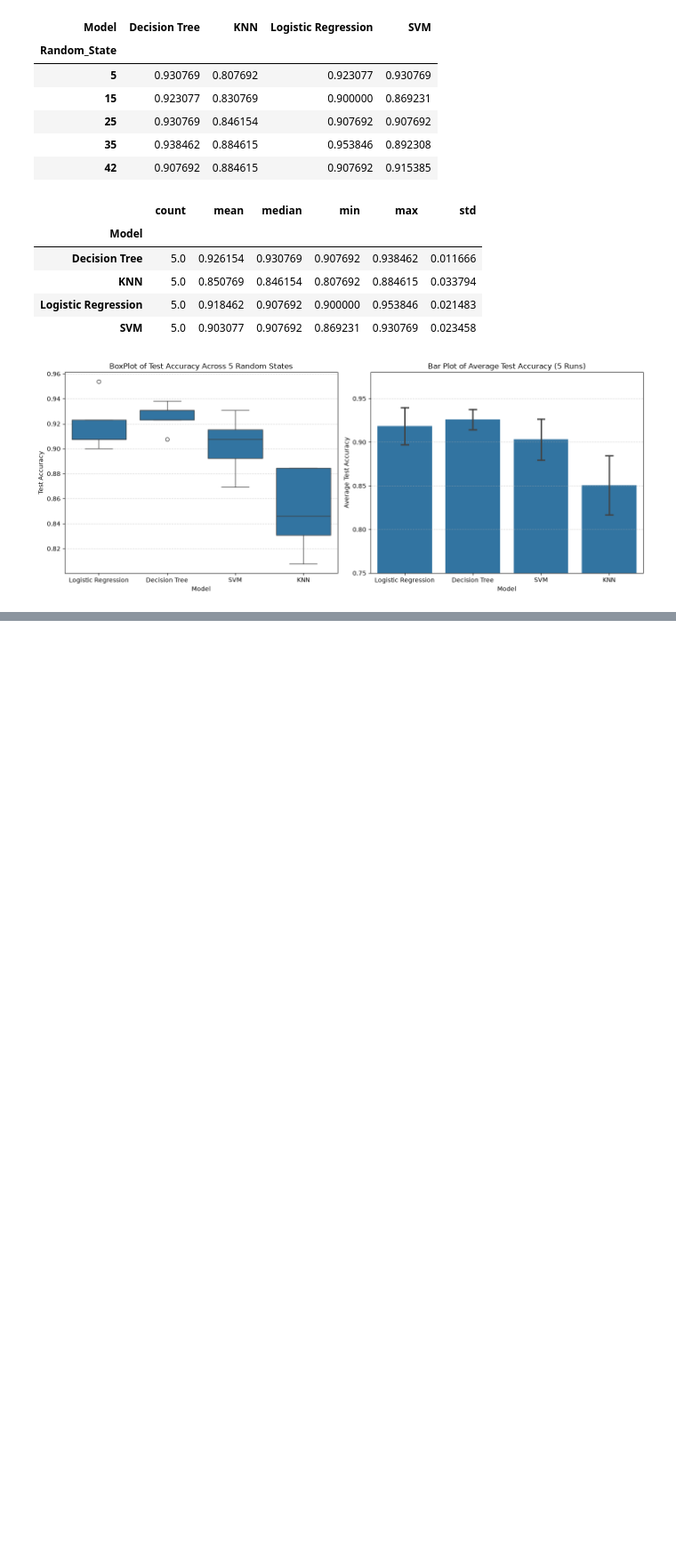
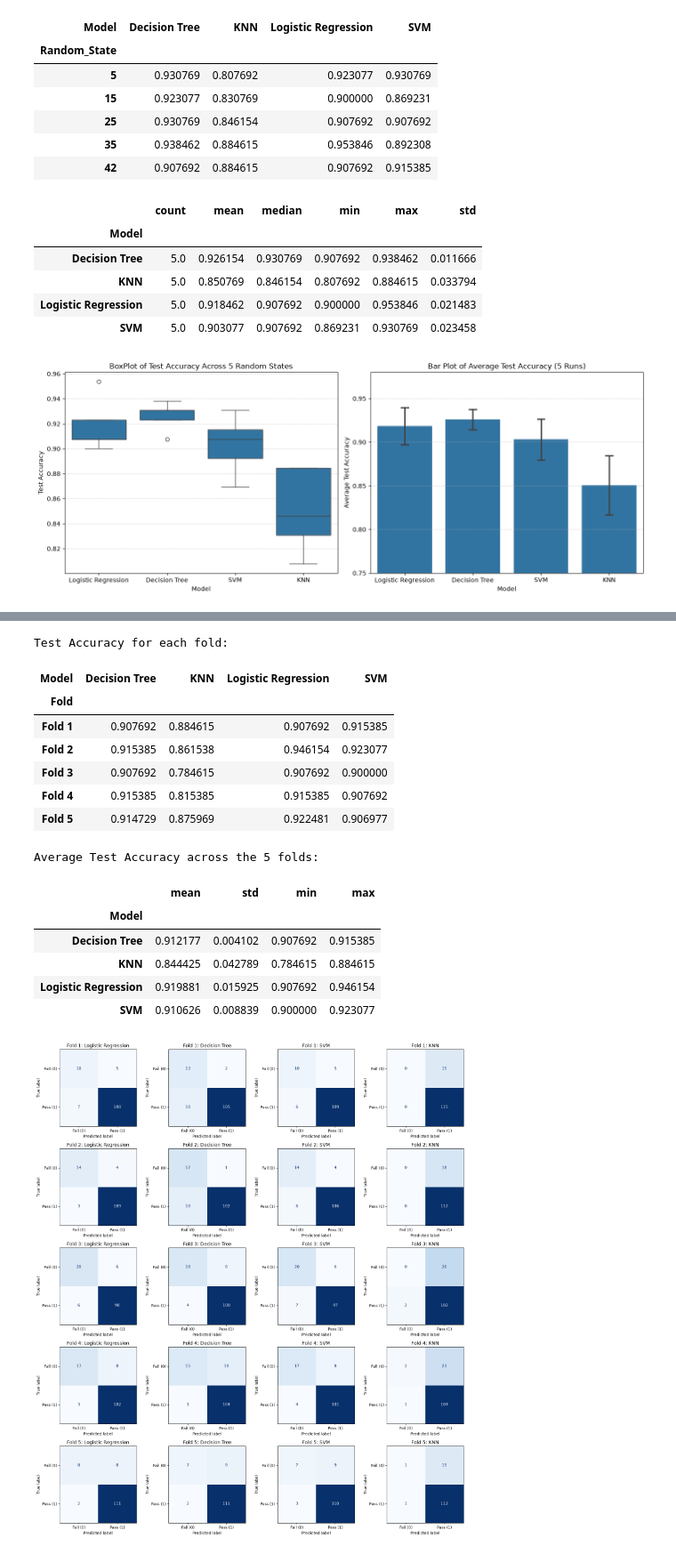
Before and after one commit to azelarabchakour/Data-science-assignments, a Jupyter notebook: Assignment-1/Code/Problem1-Classification.ipynb, the cells around one changed output, grey strips where cells are left out. Shown at 89% size. Cells and saved outputs as stored; diff of their text form; code cells hidden in the pictures; blank space fills up the shorter version.

Commit message:
Kfold cross validation done

```diff
--- a/Assignment-1/Code/Problem1-Classification.ipynb
+++ b/Assignment-1/Code/Problem1-Classification.ipynb
@@ -394,0 +582,14 @@ plt.show()
+# %%
+# 1) Use the functions Kfold to split your data into 5 disjoint datasets. Output the indexes of the observations
+# in each splited dataset.
+
+from sklearn.model_selection import KFold
+
+# Initialize 5-fold cross-validator with shuffling for balanced splits
+kf = KFold(n_splits=5, shuffle=True, random_state=42)
+
+# Loop through the 5 splits and output the observation indexes for each disjoint dataset
+for fold, (train_idx, test_idx) in enumerate(kf.split(X_encoded), start=1):
+    print(f"=== Disjoint Dataset {fold} (Size: {len(test_idx)}) ===")
+    print("Observation Indexes:", test_idx)
+    print()
@@ -394,0 +683,53 @@ plt.show()
+# %%
+# %%
+# 3) Evaluate the models’ performance of each fold for each ML method separately on the base of R2 metric.
+# Output the results of each fold and compute an average value of the metric.
+
+# 1. Output the Test Accuracy results of each fold for each ML method
+pivot_kfold_test = fold_df.pivot(index='Fold', columns='Model', values='Test_Accuracy')
+print("Test Accuracy for each fold:")
+display(pivot_kfold_test)
+
+# 2. Compute and output the average value (and summary statistics) of the metric across the 5 folds
+kfold_summary = pivot_kfold_test.agg(['count', 'mean', 'median', 'min', 'max', 'std']).T
+print("\nAverage Test Accuracy across the 5 folds:")
+display(kfold_summary[['mean', 'std', 'min', 'max']])
+
+# 3. Output the Confusion Matrix for each of the folds (5 folds x 4 ML methods)
+model_order = ['Logistic Regression', 'Decision Tree', 'SVM', 'KNN']
+fig, axes = plt.subplots(5, 4, figsize=(16, 18))
+
+for fold_idx, (train_idx, test_idx) in enumerate(kf.split(X_encoded)):
+    scaler = MinMaxScaler()
+    scaler.fit(X_encoded.iloc[train_idx])
+    X_te_fold_sc = scaler.transform(X_encoded.iloc[test_idx])
+    Y_te_fold = Y_encoded[test_idx]
+
+    for col_idx, name in enumerate(model_order):
+        model = trained_kfold_models[name][fold_idx]
+        preds = model.predict(X_te_fold_sc)
+        cm = confusion_matrix(Y_te_fold, preds)
+
+        disp = ConfusionMatrixDisplay(confusion_matrix=cm, display_labels=['Fail (0)', 'Pass (1)'])
+        disp.plot(ax=axes[fold_idx, col_idx], cmap='Blues', colorbar=False)
+        axes[fold_idx, col_idx].set_title(f"Fold {fold_idx + 1}: {name}")
+
+plt.tight_layout()
+plt.show()
+# %% [output]
+Test Accuracy for each fold:
+| Model | Decision Tree | KNN | Logistic Regression | SVM |
+| Fold |  |  |  |  |
+| Fold 1 | 0.907692 | 0.884615 | 0.907692 | 0.915385 |
+| Fold 2 | 0.915385 | 0.861538 | 0.946154 | 0.923077 |
+| Fold 3 | 0.907692 | 0.784615 | 0.907692 | 0.900000 |
+| Fold 4 | 0.915385 | 0.815385 | 0.915385 | 0.907692 |
+| Fold 5 | 0.914729 | 0.875969 | 0.922481 | 0.906977 |
+Average Test Accuracy across the 5 folds:
+|  | mean | std | min | max |
+| Model |  |  |  |  |
+| Decision Tree | 0.912177 | 0.004102 | 0.907692 | 0.915385 |
+| KNN | 0.844425 | 0.042789 | 0.784615 | 0.884615 |
+| Logistic Regression | 0.919881 | 0.015925 | 0.907692 | 0.946154 |
+| SVM | 0.910626 | 0.008839 | 0.900000 | 0.923077 |
+[figure, added]
```
Also changed, not shown: parts of 20 cells of this notebook, 1 other file.
